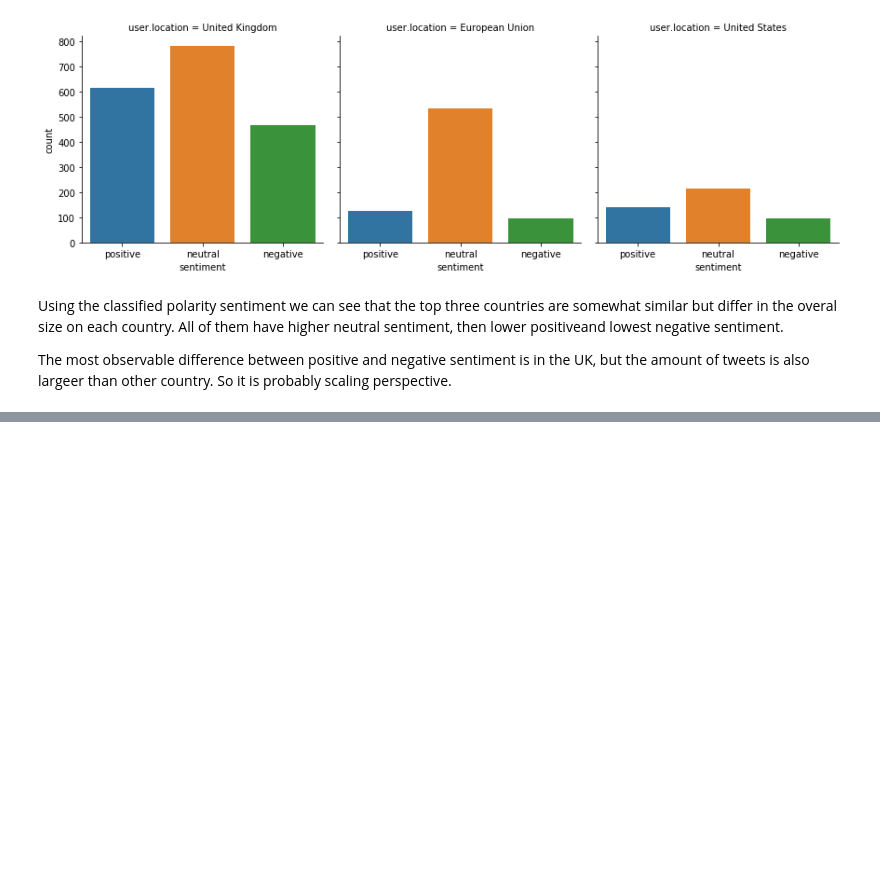
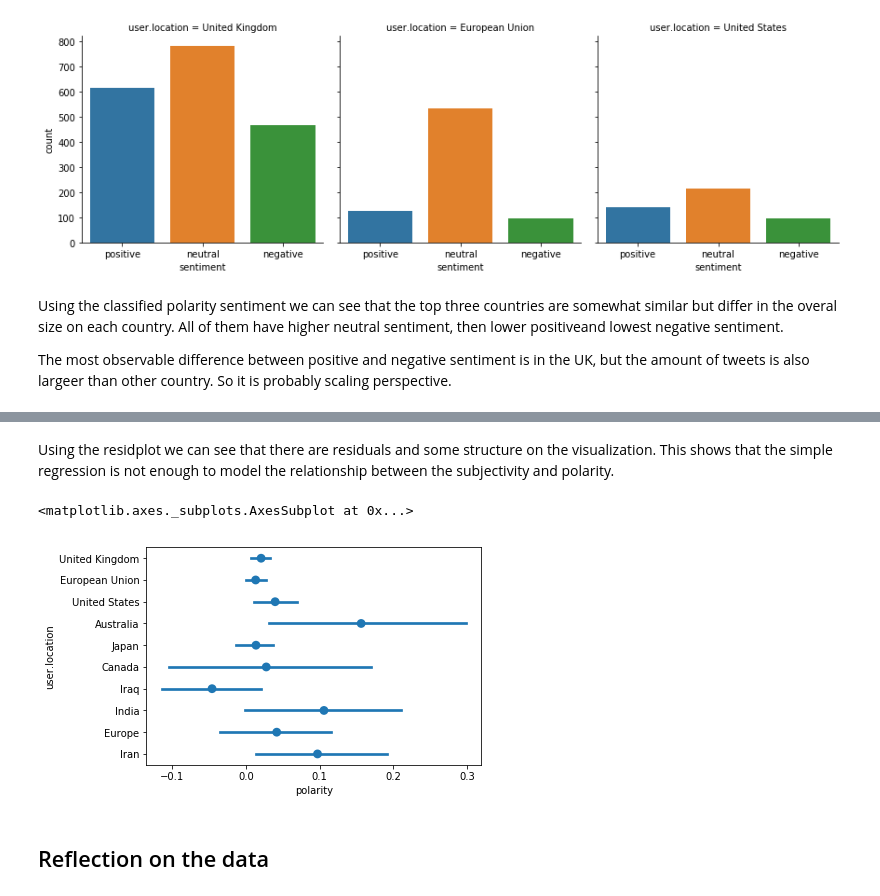
Before and after one commit to indralukmana/twitter-brexit, a Jupyter notebook: Indra/Brexit-Twitter-Indra_Lukmana.ipynb, the cells around one changed output, grey strips where cells are left out. Cells and saved outputs as stored; diff of their text form; code cells hidden in the pictures; blank space fills up the shorter version.

```diff
--- a/Indra/Brexit-Twitter-Indra_Lukmana.ipynb
+++ b/Indra/Brexit-Twitter-Indra_Lukmana.ipynb
@@ -609,0 +631,10 @@ The most observable difference between positive and negative sentiment is in the
+# %% [markdown]
+Using the residplot we can see that there are residuals and some structure on the visualization. This shows that the simple regression is not enough to model the relationship between the subjectivity and polarity.
+# %%
+sns.pointplot(x='polarity', y='user.location', data=df_tweets[df_tweets['user.location'].isin(countries_significant_keys)], join = False)
+# df_tweets.polarity
+# %% [output]
+<matplotlib.axes._subplots.AxesSubplot at 0x...>
+[figure, added]
+# %% [markdown]
+## Reflection on the data
```
Also changed, not shown: parts of 6 cells of this notebook.
